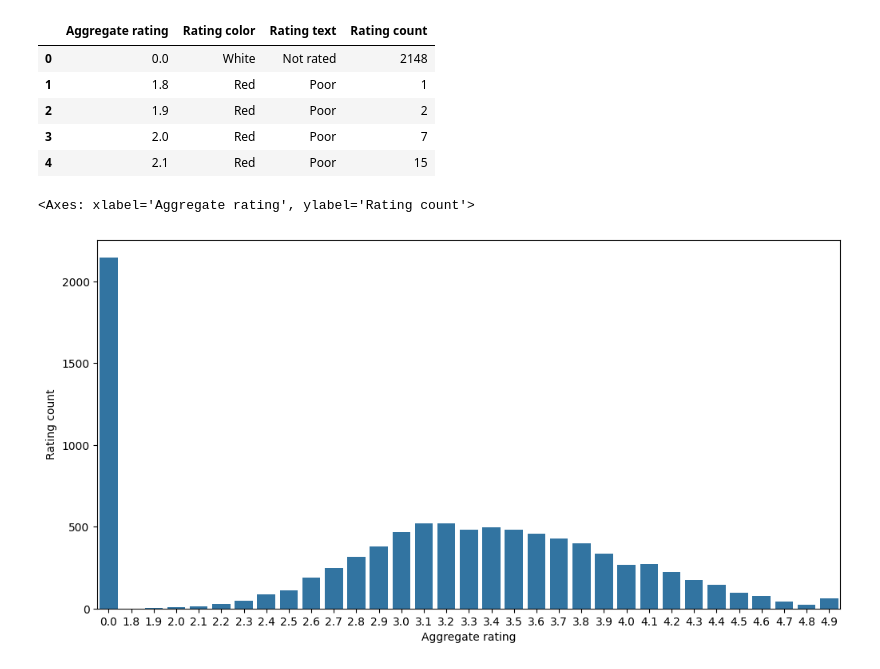
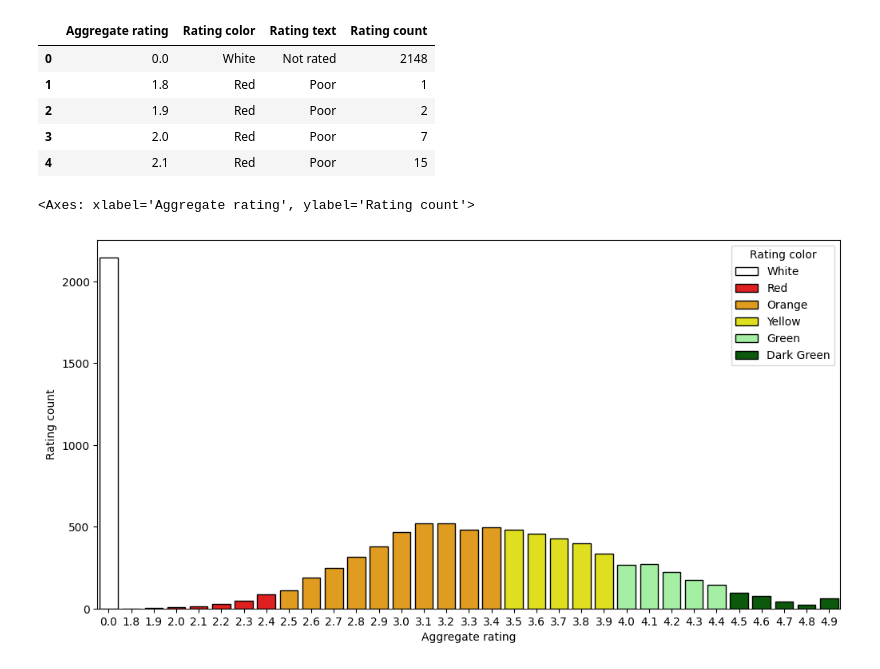
Before and after one commit to KekeliFeda/RESTAURANT_EDA, a Jupyter notebook: EDA.ipynb, the cells around one changed output. Saved outputs shown, nothing was run; the diff lists cells and outputs as text; code cells hidden in the pictures.

```diff
--- a/EDA.ipynb
+++ b/EDA.ipynb
@@ -168,7 +174,7 @@ ratings.head()
 | 3 | 2.0 | Red | Poor | 7 |
 | 4 | 2.1 | Red | Poor | 15 |
 # %%
-sns.barplot(x='Aggregate rating', y='Rating count', data=ratings)
+sns.barplot(x='Aggregate rating', y='Rating count', hue='Rating color', data=ratings,palette=['white','red','orange','yellow','#98FB98',  '#006400'],edgecolor='black')
 # %% [output]
 <Axes: xlabel='Aggregate rating', ylabel='Rating count'>
-[figure, old version]
+[figure, new version]
```
Also changed, not shown: parts of 6 cells of this notebook.
